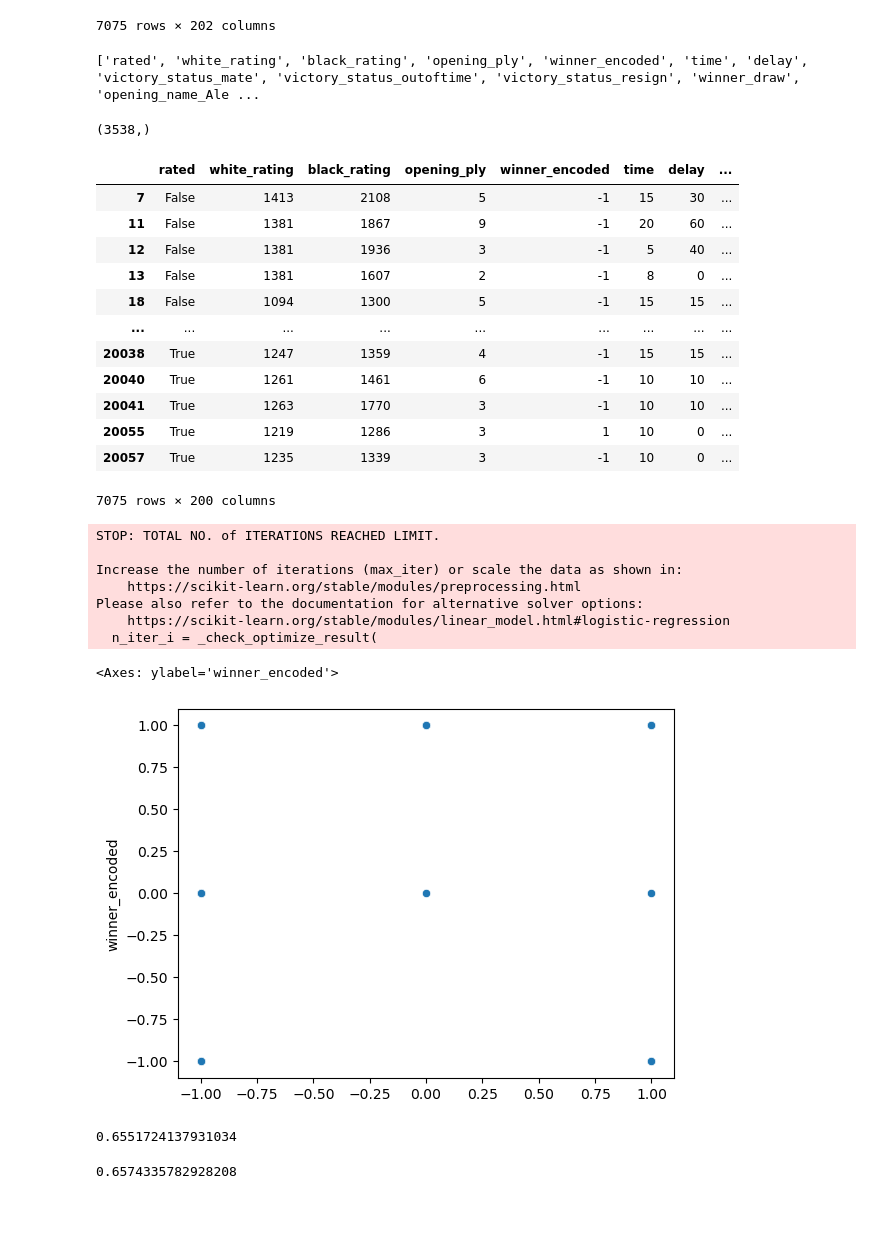
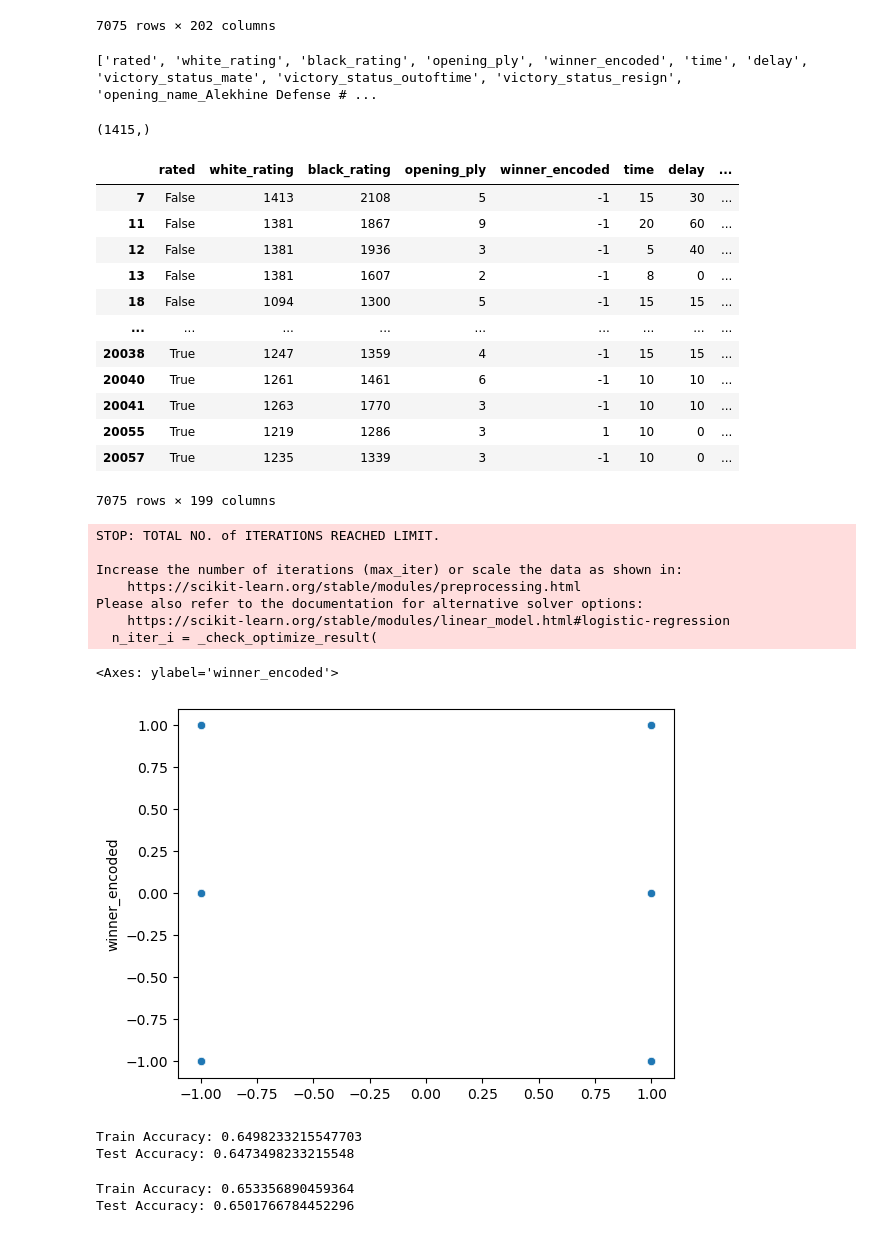
Before and after one commit to setripper/datathon2025, a Jupyter notebook: predictor.ipynb, the cells around one changed output. Drawn from its saved outputs; the diff is of its cells as text; code cells hidden in the pictures.

```diff
--- a/predictor.ipynb
+++ b/predictor.ipynb
@@ -94,17 +94,17 @@ df_dummy
 7075 rows × 202 columns
 # %%
 from sklearn.model_selection import train_test_split
-df_dummy = df_dummy.drop(columns=['turns', 'winner_white'])
+df_dummy = df_dummy.drop(columns=['turns', 'winner_white', 'winner_draw'])
 
 a = list(df_dummy.columns)
 print(a)
 a.remove('winner_encoded')
 
-xtrain, xtest, ytrain, ytest = train_test_split(df_dummy[a], df_dummy['winner_encoded'], test_size = .5, random_state=30)
+xtrain, xtest, ytrain, ytest = train_test_split(df_dummy[a], df_dummy['winner_encoded'], test_size = .2, random_state=30)
 ytest.shape
 # %% [output]
-['rated', 'white_rating', 'black_rating', 'opening_ply', 'winner_encoded', 'time', 'delay', 'victory_status_mate', 'victory_status_outoftime', 'victory_status_resign', 'winner_draw', 'opening_name_Ale ...
+['rated', 'white_rating', 'black_rating', 'opening_ply', 'winner_encoded', 'time', 'delay', 'victory_status_mate', 'victory_status_outoftime', 'victory_status_resign', 'opening_name_Alekhine Defense # ...
-(3538,)
+(1415,)
 # %%
 
 df_dummy
@@ -121,40 +121,43 @@ df_dummy
 | 20041 | True | 1263 | 1770 | 3 | -1 | 10 | 10 | ... |
 | 20055 | True | 1219 | 1286 | 3 | 1 | 10 | 0 | ... |
 | 20057 | True | 1235 | 1339 | 3 | -1 | 10 | 0 | ... |
-7075 rows × 200 columns
+7075 rows × 199 columns
 # %%
 from sklearn.linear_model import LogisticRegression
 model = LogisticRegression()
-model.fit(xtrain,ytrain)
-
-prediction = model.predict(xtest)
+model.fit(xtrain, ytrain)
+train_preds = model.predict(xtrain)
+test_preds = model.predict(xtest)
 
 sns.scatterplot(x = prediction, y = ytest)
 # %% [output]
 STOP: TOTAL NO. of ITERATIONS REACHED LIMIT.
 
 Increase the number of iterations (max_iter) or scale the data as shown in:
     https://scikit-learn.org/stable/modules/preprocessing.html
 Please also refer to the documentation for alternative solver options:
     https://scikit-learn.org/stable/modules/linear_model.html#logistic-regression
   n_iter_i = _check_optimize_result(
 <Axes: ylabel='winner_encoded'>
-[figure, old version]
+[figure, new version]
 # %%
 from sklearn.metrics import accuracy_score
-accuracy = accuracy_score(ytest, prediction)
-accuracy
+print("Train Accuracy:", accuracy_score(ytrain, train_preds))
+print("Test Accuracy:", accuracy_score(ytest, test_preds))
 # %% [output]
-0.6551724137931034
+Train Accuracy: 0.6498233215547703
+Test Accuracy: 0.6473498233215548
 # %%
 from sklearn.neighbors import KNeighborsClassifier
 model = KNeighborsClassifier(n_neighbors=130)
 model.fit(xtrain, ytrain)
-prediction = model.predict(xtest)
-accuracy = accuracy_score(ytest, prediction)
-accuracy
+train_preds = model.predict(xtrain)
+test_preds = model.predict(xtest)
+print("Train Accuracy:", accuracy_score(ytrain, train_preds))
+print("Test Accuracy:", accuracy_score(ytest, test_preds))
 # %% [output]
-0.6574335782928208
+Train Accuracy: 0.653356890459364
+Test Accuracy: 0.6501766784452296
 # %%
 print(df_dummy.columns)
 df_dummy
```
Also changed, not shown: parts of 5 cells of this notebook.
